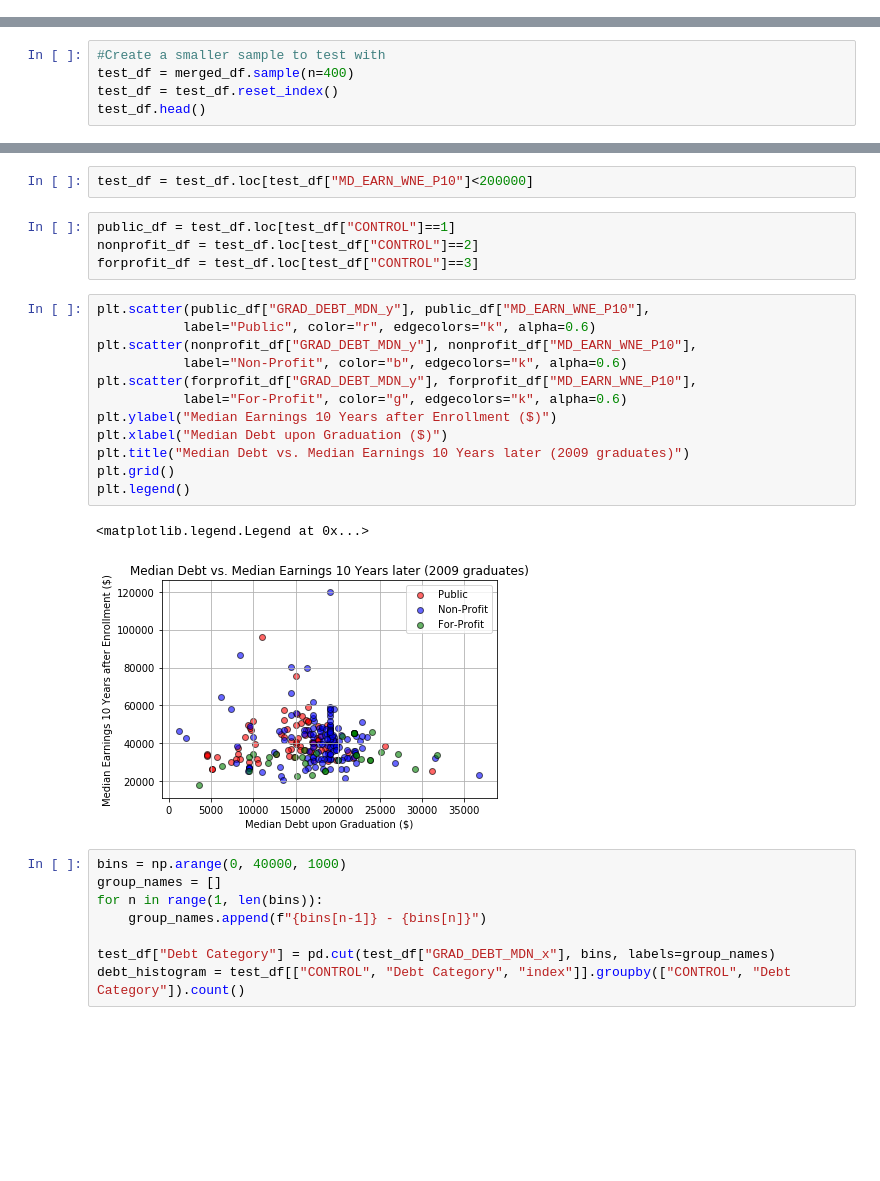
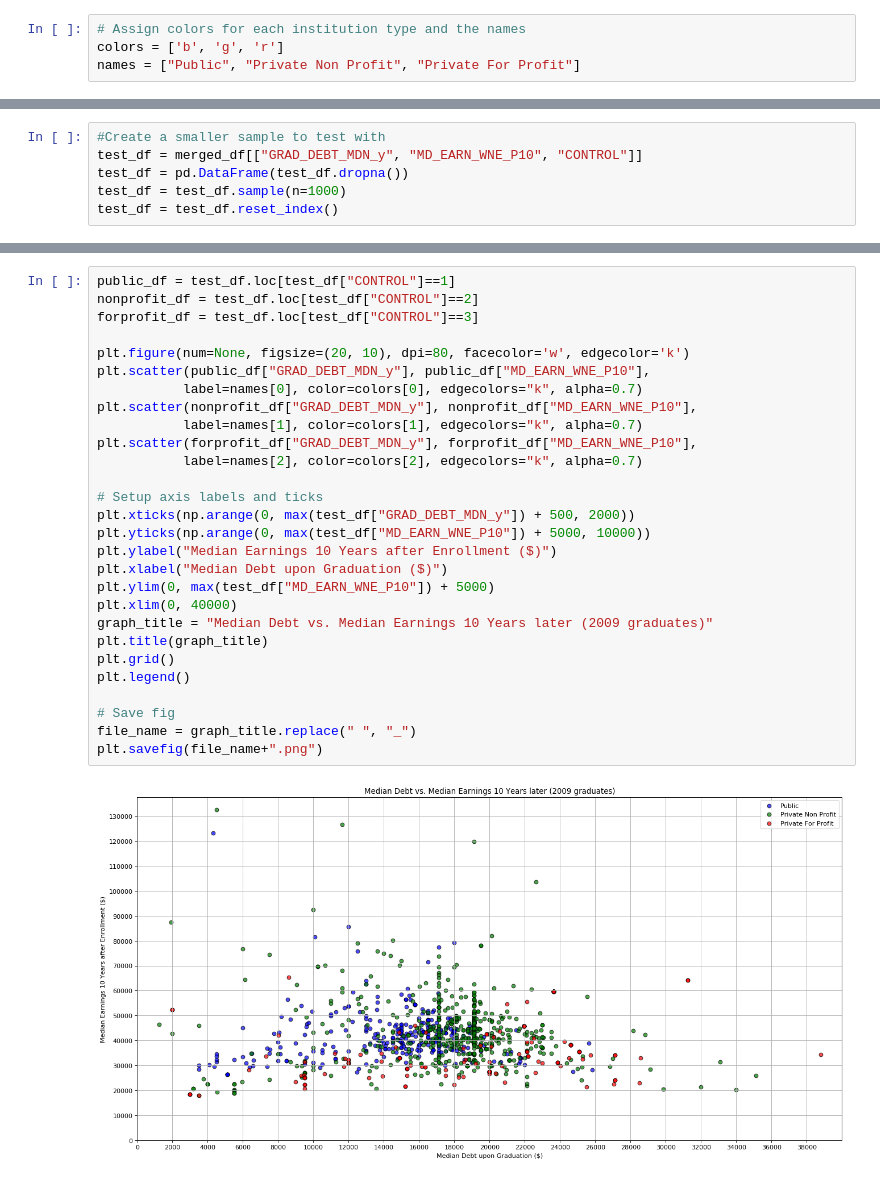
Before and after one commit to alexandermlecocq/project01, a Jupyter notebook: Project01.ipynb, the cells around one changed output, grey strips where cells are left out. Cells and saved outputs as stored; diff of their text form; blank space fills up the shorter version.

```diff
--- a/Project01.ipynb
+++ b/Project01.ipynb
@@ -87,0 +134,4 @@ dtype: int64
+# %%
+# Assign colors for each institution type and the names
+colors = ['b', 'g', 'r']
+names = ["Public", "Private Non Profit", "Private For Profit"]
@@ -88,5 +323,6 @@ dtype: int64
 # %%
 #Create a smaller sample to test with
-test_df = merged_df.sample(n=400)
+test_df = merged_df[["GRAD_DEBT_MDN_y", "MD_EARN_WNE_P10", "CONTROL"]]
+test_df = pd.DataFrame(test_df.dropna())
+test_df = test_df.sample(n=1000)
 test_df = test_df.reset_index()
-test_df.head()
@@ -101,29 +329,30 @@ test_df.head()
-# %%
-test_df = test_df.loc[test_df["MD_EARN_WNE_P10"]<200000]
-# %%
-public_df = test_df.loc[test_df["CONTROL"]==1]
-nonprofit_df = test_df.loc[test_df["CONTROL"]==2]
-forprofit_df = test_df.loc[test_df["CONTROL"]==3]
 # %%
+public_df = test_df.loc[test_df["CONTROL"]==1]
+nonprofit_df = test_df.loc[test_df["CONTROL"]==2]
+forprofit_df = test_df.loc[test_df["CONTROL"]==3]
+
+plt.figure(num=None, figsize=(20, 10), dpi=80, facecolor='w', edgecolor='k')
 plt.scatter(public_df["GRAD_DEBT_MDN_y"], public_df["MD_EARN_WNE_P10"],
-           label="Public", color="r", edgecolors="k", alpha=0.6)
+           label=names[0], color=colors[0], edgecolors="k", alpha=0.7)
 plt.scatter(nonprofit_df["GRAD_DEBT_MDN_y"], nonprofit_df["MD_EARN_WNE_P10"],
-           label="Non-Profit", color="b", edgecolors="k", alpha=0.6)
+           label=names[1], color=colors[1], edgecolors="k", alpha=0.7)
 plt.scatter(forprofit_df["GRAD_DEBT_MDN_y"], forprofit_df["MD_EARN_WNE_P10"],
-           label="For-Profit", color="g", edgecolors="k", alpha=0.6)
+           label=names[2], color=colors[2], edgecolors="k", alpha=0.7)
+
+# Setup axis labels and ticks
+plt.xticks(np.arange(0, max(test_df["GRAD_DEBT_MDN_y"]) + 500, 2000))
+plt.yticks(np.arange(0, max(test_df["MD_EARN_WNE_P10"]) + 5000, 10000))
 plt.ylabel("Median Earnings 10 Years after Enrollment ($)")
 plt.xlabel("Median Debt upon Graduation ($)")
-plt.title("Median Debt vs. Median Earnings 10 Years later (2009 graduates)")
+plt.ylim(0, max(test_df["MD_EARN_WNE_P10"]) + 5000)
+plt.xlim(0, 40000)
+graph_title = "Median Debt vs. Median Earnings 10 Years later (2009 graduates)"
+plt.title(graph_title)
 plt.grid()
 plt.legend()
+
+# Save fig
+file_name = graph_title.replace(" ", "_")
+plt.savefig(file_name+".png")
 # %% [output]
-<matplotlib.legend.Legend at 0x...>
-[figure, old version]
+[figure, new version]
-# %%
-bins = np.arange(0, 40000, 1000)
-group_names = []
-for n in range(1, len(bins)):
-    group_names.append(f"{bins[n-1]} - {bins[n]}")
-
-test_df["Debt Category"] = pd.cut(test_df["GRAD_DEBT_MDN_x"], bins, labels=group_names)
-debt_histogram = test_df[["CONTROL", "Debt Category", "index"]].groupby(["CONTROL", "Debt Category"]).count()
```
Also changed, not shown: parts of 28 cells of this notebook.
